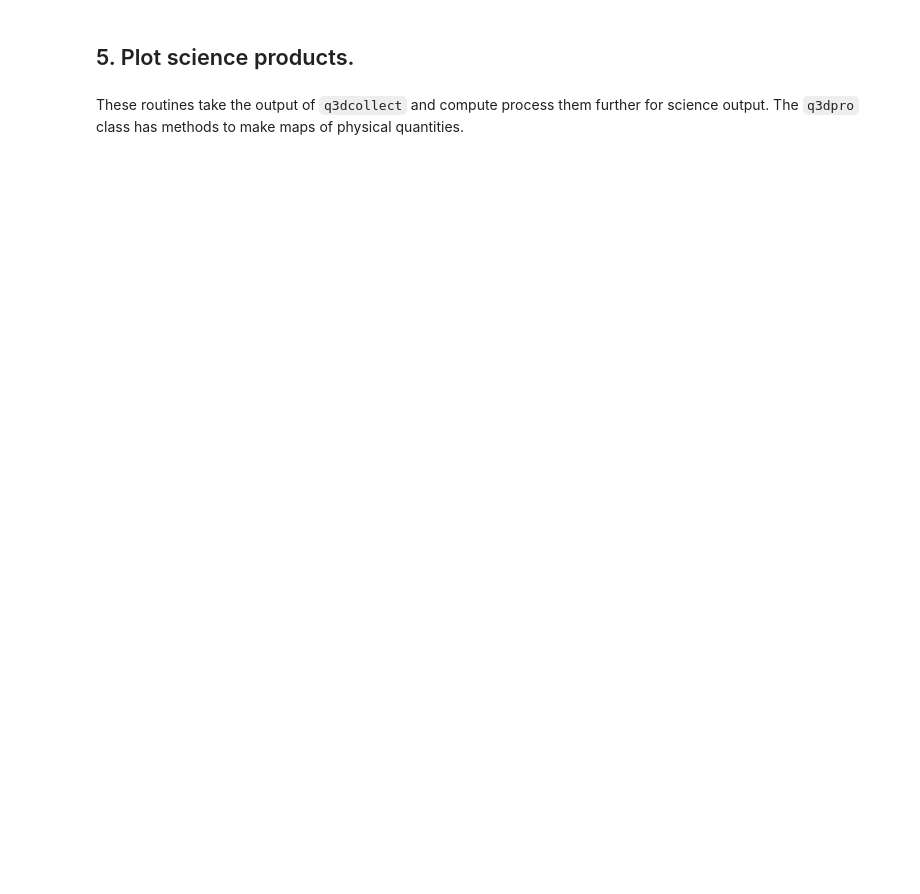
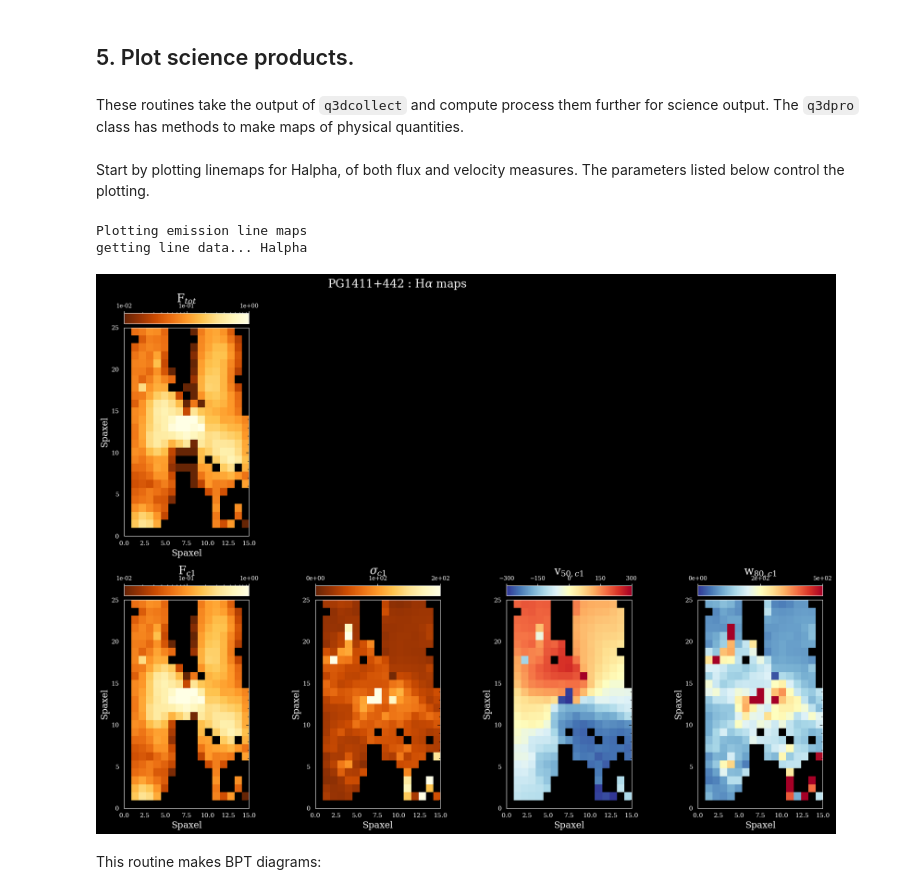
Before and after one commit to Q3D/q3dfit, a Jupyter notebook: jnb/q3dfit_example_restframeopt_ground.ipynb, the cells around one changed output. Drawn from its saved outputs; the diff is of its cells as text; code cells hidden in the pictures; blank space fills up the shorter version.

Commit message:
Successfully fitted both example data cubes. Test notebooks run to completion. Includes bug fix in set_figSize function in q3dpro, as well as tick mark bugfix in linemaps.

```diff
--- a/jnb/q3dfit_example_restframeopt_ground.ipynb
+++ b/jnb/q3dfit_example_restframeopt_ground.ipynb
@@ -372,18 +453,30 @@ q3dcollect(q3di, cols=cols, rows=rows)
 ## 5. Plot science products. <a class="anchor" id="chapter5"></a>
 # %% [markdown]
 These routines take the output of `q3dcollect` and compute process them further for science output. The `q3dpro` class has methods to make maps of physical quantities.
+# %%
+import q3dfit.q3dpro as q3dpro
+qpro = q3dpro.Q3Dpro(q3di, PLATESCALE=0.3, NOCONT=True)
+# %% [markdown]
+Start by plotting linemaps for Halpha, of both flux and velocity measures. The parameters listed below control the plotting.
 # %%
-import q3dfit.q3dpro as q3dpro
-qpro = q3dpro.Q3Dpro(q3di, PLATESCALE=0.05, NOCONT=True)
 do_kpc = False
 saveFile = False
 flx = [1e-2,1.]
 qsocenter = None
 pltarg = {'Ftot':flx,
           'Fci':flx,
           'Sig':[0,250],
           'v50':[-300,300],
           'w80':[0,500],
           'fluxlog':True,}
 line_vacuum = False
-qpro = q3dpro.Q3Dpro(q3di)
+qpro.make_linemap('Halpha', XYSTYLE=do_kpc, xyCenter=qsocenter,
+                  LINEVAC=line_vacuum, SAVEDATA=saveFile, VMINMAX=pltarg, PLTNUM=1)
+#qpro.make_linemap('[NII]6583',XYSTYLE=do_kpc,xyCenter=qsocenter,
+#                  LINEVAC=line_vacuum,SAVEDATA=saveFile,VMINMAX=pltarg,PLTNUM=1)
+#qpro.make_linemap('Hbeta',XYSTYLE=do_kpc,xyCenter=qsocenter,
+#                  LINEVAC=line_vacuum,SAVEDATA=saveFile,VMINMAX=pltarg,PLTNUM=1)
+# %% [output]
+Plotting emission line maps
+getting line data... Halpha
+[figure, added]
@@ -397,2 +483,4 @@ qpro.make_linemap('Halpha', XYSTYLE=do_kpc, xyCenter=qsocenter,
+# %% [markdown]
+This routine makes BPT diagrams:
 # %%
 qpro.make_BPT(SNRCUT=2, LINEVAC=line_vacuum, SAVEDATA=saveFile)
```
Also changed, not shown: parts of 18 cells of this notebook, 3 other files.
